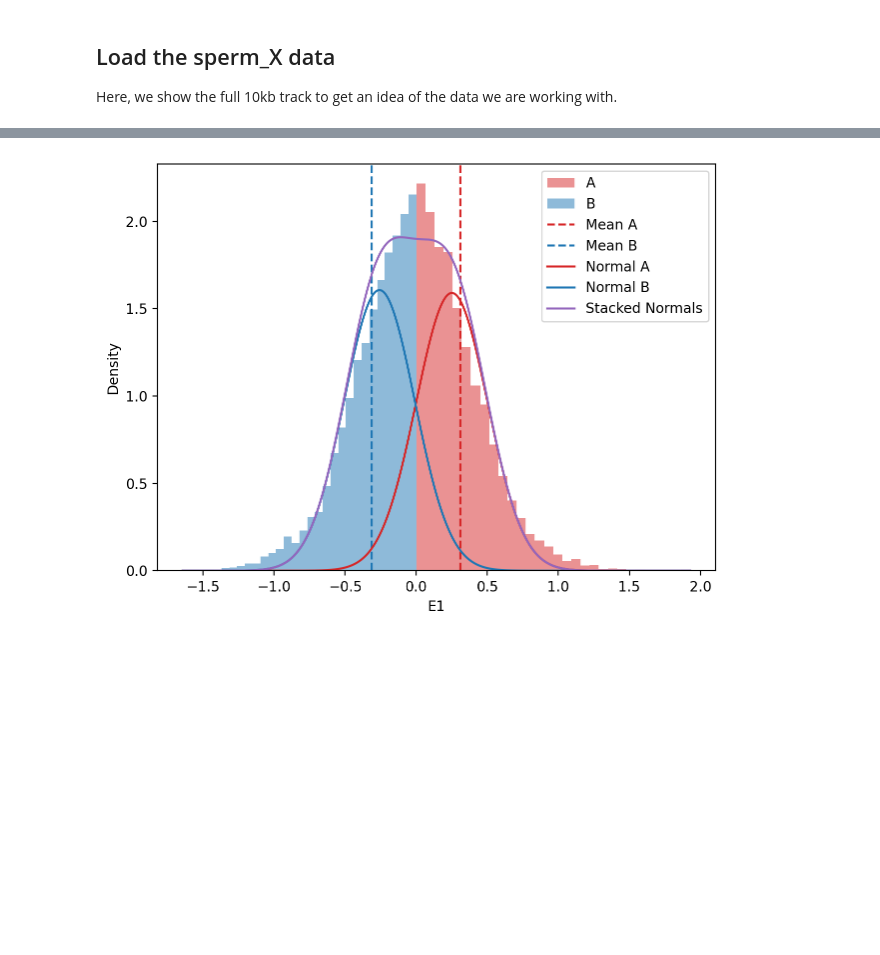
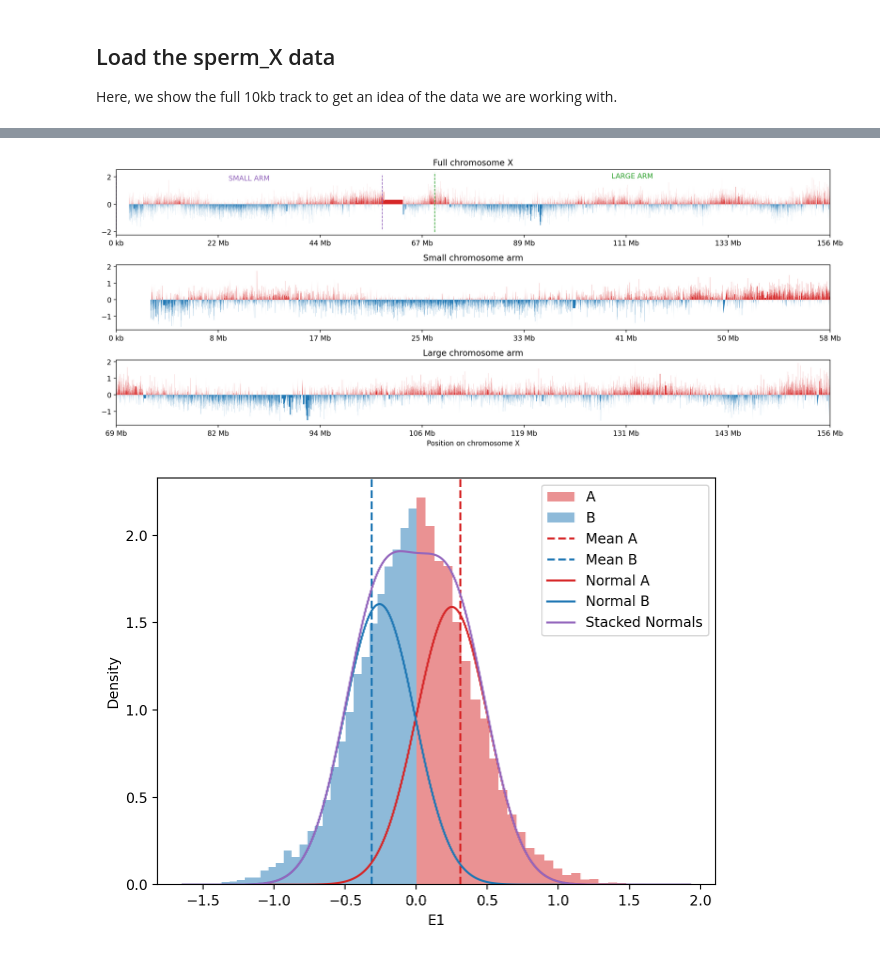
Before and after one commit to munch-group/hic-compartment-borders, a Jupyter notebook: notebooks/09_hi_res_full_analysis.ipynb, the cells around one changed output, grey strips where cells are left out. Cells and saved outputs as stored; diff of their text form; code cells hidden in the pictures; blank space fills up the shorter version.

```diff
--- a/notebooks/09_hi_res_full_analysis.ipynb
+++ b/notebooks/09_hi_res_full_analysis.ipynb
@@ -103,3 +62,43 @@ plt.tight_layout()
+# %%
+import matplotlib.pyplot as plt
+import numpy as np
+
+# Helper function to plot a single arm
+def plot_chromosome_arm(ax, df, x_range, title, labeler, colors):
+    ax.fill_between(df.start, df.e1, where=df.e1 > 0, color=colors['positive'], ec='None', step='pre', interpolate=True)
+    ax.fill_between(df.start, df.e1, where=df.e1 < 0, color=colors['negative'], ec='None', step='pre', interpolate=True)
+    xticks = np.linspace(x_range[0], x_range[1], num=8)
+    ax.set_xticks(xticks)
+    ax.set_xticklabels([labeler(x) for x in xticks])
+    ax.set_xlim(x_range)
+    ax.set_title(title)
+
+# Helper function to add annotations
+def add_annotations(ax, x_range, label, color):
+    ax.vlines(x_range, ymin=ax.get_ylim()[0], ymax=ax.get_ylim()[1], color=color, lw=1, ls='--')
+    ax.text(np.mean(x_range), ax.get_ylim()[1] * 0.75, label, color=color, ha='center')
+
+# Plot the data
+fig, ax = plt.subplots(3, figsize=(15, 6))
+colors = {'positive': 'tab:red', 'negative': 'tab:blue', 'small_arm': 'tab:purple', 'large_arm': 'tab:green'}
+
+# Full chromosome X
+plot_chromosome_arm(ax[0], df, (0, df.start.max()), "Full chromosome X", labeler, colors)
+add_annotations(ax[0], (0, 57984683), "SMALL ARM", colors['small_arm'])
+add_annotations(ax[0], (69396537, df.start.max()), "LARGE ARM", colors['large_arm'])
+
+# Small chromosome arm
+small_arm = (0, 57984683)
+plot_chromosome_arm(ax[1], df, small_arm, "Small chromosome arm", labeler, colors)
+
+# Large chromosome arm
+large_arm = (69396537, df.start.max())
+plot_chromosome_arm(ax[2], df, large_arm, "Large chromosome arm", labeler, colors)
+
+plt.xlabel("Position on chromosome X")
+plt.tight_layout()
+# %% [output]
+[figure, added]
 # %%
 from scipy.stats import norm
 
```
Also changed, not shown: parts of 1 cell of this notebook, 10 other files.
